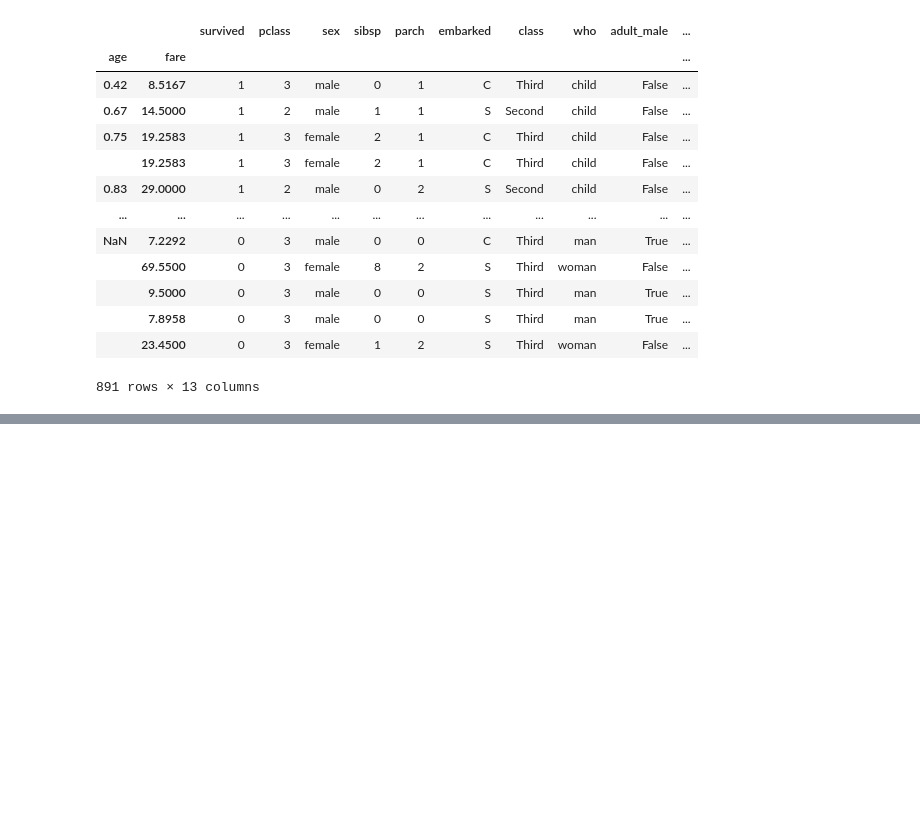
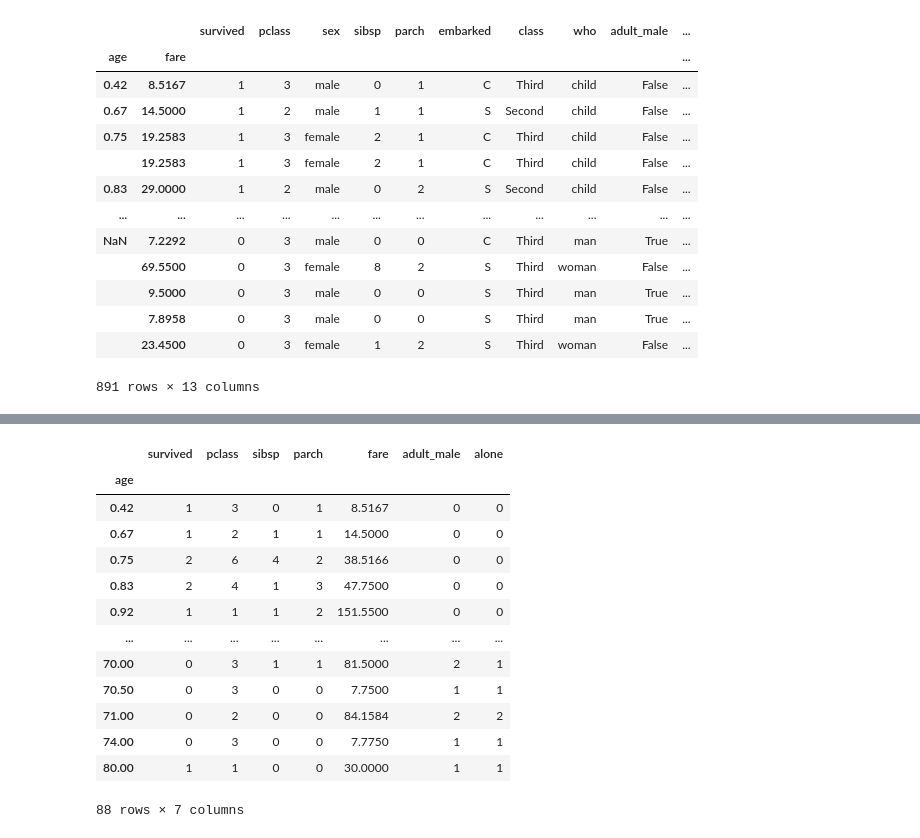
Before and after one commit to Sudhanshugupta26/pandas_code, a Jupyter notebook: pandas2.ipynb, the cells around one changed output, grey strips where cells are left out. Cells and saved outputs as stored; diff of their text form; code cells hidden in the pictures; blank space fills up the shorter version.

```diff
--- a/pandas2.ipynb
+++ b/pandas2.ipynb
@@ -108,0 +125,17 @@ df2.set_index(["age","fare"])
+# %%
+df.groupby(by=["age"]).sum()
+# %% [output]
+|  | survived | pclass | sibsp | parch | fare | adult_male | alone |
+| age |  |  |  |  |  |  |  |
+| 0.42 | 1 | 3 | 0 | 1 | 8.5167 | 0 | 0 |
+| 0.67 | 1 | 2 | 1 | 1 | 14.5000 | 0 | 0 |
+| 0.75 | 2 | 6 | 4 | 2 | 38.5166 | 0 | 0 |
+| 0.83 | 2 | 4 | 1 | 3 | 47.7500 | 0 | 0 |
+| 0.92 | 1 | 1 | 1 | 2 | 151.5500 | 0 | 0 |
+| ... | ... | ... | ... | ... | ... | ... | ... |
+| 70.00 | 0 | 3 | 1 | 1 | 81.5000 | 2 | 1 |
+| 70.50 | 0 | 3 | 0 | 0 | 7.7500 | 1 | 1 |
+| 71.00 | 0 | 2 | 0 | 0 | 84.1584 | 2 | 2 |
+| 74.00 | 0 | 3 | 0 | 0 | 7.7750 | 1 | 1 |
+| 80.00 | 1 | 1 | 0 | 0 | 30.0000 | 1 | 1 |
+88 rows × 7 columns
```
Also changed, not shown: parts of 2 cells of this notebook.
